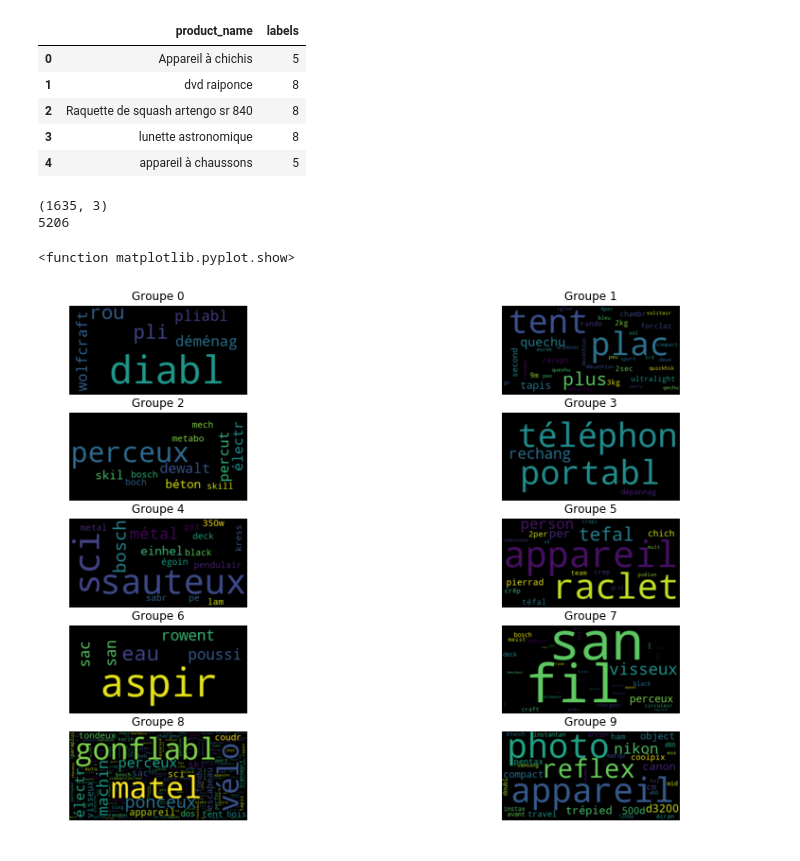
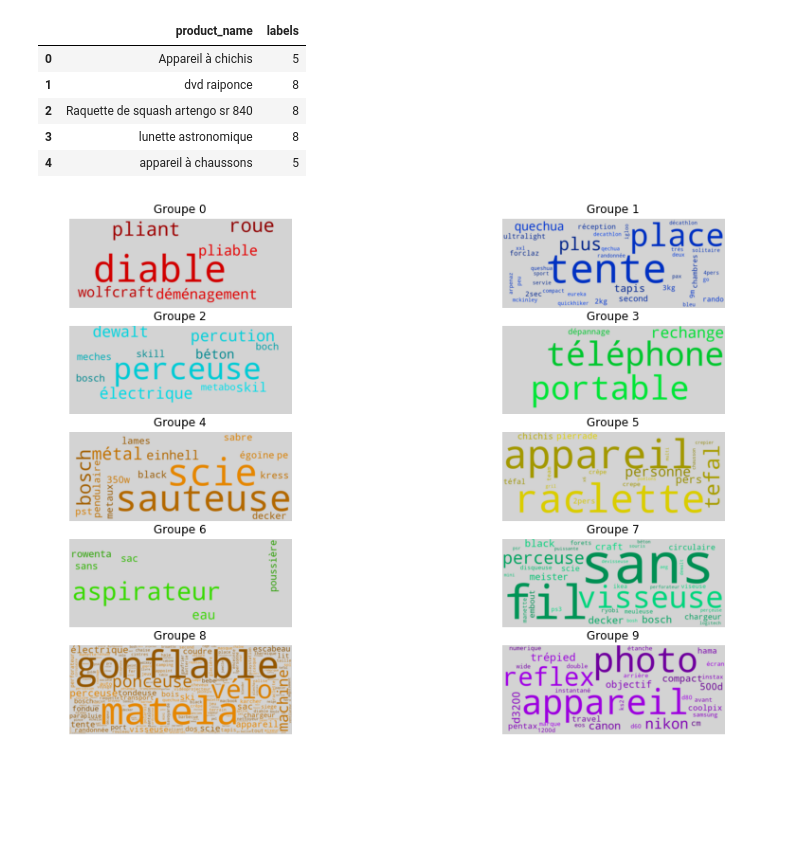
Before and after one commit to NicolasRossignol/Product_categorization, a Jupyter notebook: Product_categorization.ipynb, the cells around one changed output. Drawn from its saved outputs; the diff is of its cells as text; code cells hidden in the pictures; blank space fills up the shorter version.

```diff
--- a/Product_categorization.ipynb
+++ b/Product_categorization.ipynb
@@ -254,26 +237,46 @@ data.head()
 | 2 | Raquette de squash artengo sr 840 | 8 |
 | 3 | lunette astronomique | 8 |
 | 4 | appareil à chaussons | 5 |
-# %%
-print(df.shape)
-print(len(kmeans.labels_))
-# %% [output]
-(1635, 3)
-5206
+# %%
+def random_color_func(word=None, font_size=None, position=None,
+                      orientation=None, font_path=None, random_state=None):
+    ''' attend une valeur de couleur "tone"
+    renvoie valeurs h,s,l pour les couleurs de la fonction wordcloud'''
+    h = int(360.0 * tone / 255.0)
+    s = int(100.0 * 255.0 / 255.0)
+    l = int(100.0 * float(random_state.randint(70, 120)) / 255.0)
+    return "hsl({}, {}%, {}%)".format(h, s, l)
+
+def rac_to_gen(corpus):
+    ''' remplace mot racine par son équivalent générique'''
+    corpus_gen = []
+    for doc in corpus:
+        s = ' '
+        corpus_gen.extend(
+        [s.join([min(racine_kw[w]) for w in tokenizer.tokenize(doc)]
+        )])
+    return corpus_gen
 # %%
+from wordcloud import WordCloud
+
 fig = plt.figure(figsize=(15,10))
+color = [0, 160, 130, 95, 280, 40, 330, 110, 25, 200]
 for i in range(10):
     df_tmp=data[data['labels']==i]
     corpus_tmp=stemming_corpus(df_tmp['product_name'])
+    corpus_tmp=rac_to_gen(corpus_tmp)
     corpus_tmp=' '.join(corpus_tmp)
     plt.subplot(5,2,i+1)
+    tone = color[i]
     # collocations=False pour éviter qu'il ne considère des paires de mots fréquentes
-    wordcloud = WordCloud(collocations=False).generate(corpus_tmp)
+    wordcloud = WordCloud(width=1000,height=400, background_color='lightgrey',
+                            color_func = random_color_func,
+                             collocations=False)
+    wordcloud.generate(corpus_tmp)
     # Display the generated image:
     plt.imshow(wordcloud, interpolation='bilinear')
     plt.title('Groupe {}'.format(i))
     plt.axis("off")
-plt.show
+plt.show()
 # %% [output]
-<function matplotlib.pyplot.show>
-[figure, old version]
+[figure, new version]
```
Also changed, not shown: parts of 6 cells of this notebook, 1 other file.
